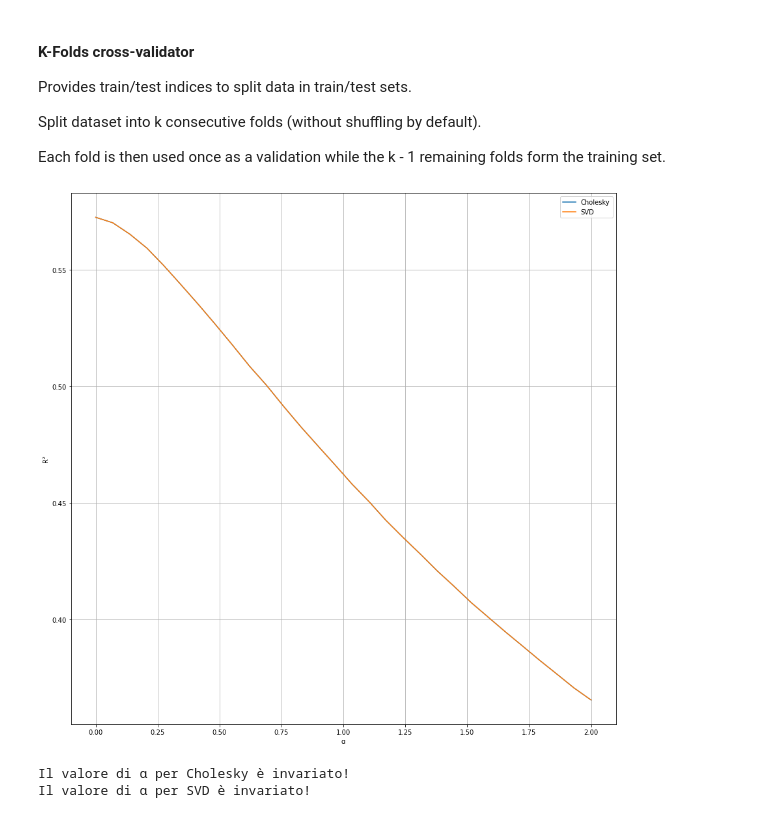
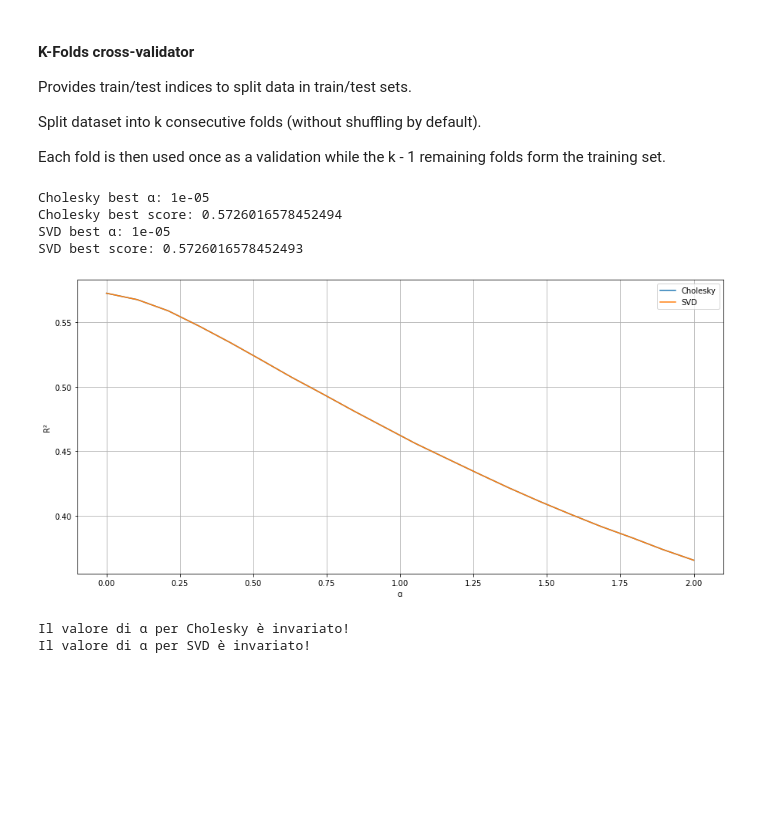
Before and after one commit to mikymaione/HousingPrices, a Jupyter notebook: Source code/HousingPrices/Miky.ipynb, the cells around one changed output. Drawn from its saved outputs; the diff is of its cells as text; code cells hidden in the pictures; blank space fills up the shorter version.

```diff
--- a/Source code/HousingPrices/Miky.ipynb
+++ b/Source code/HousingPrices/Miky.ipynb
@@ -50,7 +75,7 @@ shuffleDataSet = True
 # %% [markdown]
 Valori di ɑ usati
 # %%
-alphas = numpy.linspace(1e-5, 2.0, 30)
+alphas = numpy.linspace(1e-5, 2.0, 20)
 # %%
 print(alphas)
 # %% [output]
@@ -583,19 +601,36 @@ for ɑ in alphas:
 
     scores_c.append(numpy.mean(k_scores_c))
     scores_s.append(numpy.mean(k_scores_s))
+# %%
+idx_max_c = numpy.argmax(scores_c)
+idx_max_s = numpy.argmax(scores_s)
+
+best_alpha_c = alphas[idx_max_c]
+best_alpha_s = alphas[idx_max_s]
+
+print(f'Cholesky best ɑ: {best_alpha_c}')
+print(f'Cholesky best score: {scores_c[idx_max_c]}')
+
+print(f'SVD best ɑ: {best_alpha_s}')
+print(f'SVD best score: {scores_s[idx_max_s]}')
+# %% [output]
+Cholesky best ɑ: 1e-05
+Cholesky best score: 0.5726016578452494
+SVD best ɑ: 1e-05
+SVD best score: 0.5726016578452493
 # %%
-plt.figure(figsize=(15, 15))
+plt.figure(figsize=(15, 7))
 plt.xlabel('ɑ')
 plt.ylabel('R²')
 
 plt.plot(alphas, scores_c, label='Cholesky')
 plt.plot(alphas, scores_s, label='SVD')
 
 plt.legend()
 plt.grid()
 plt.show()
 # %% [output]
-[figure, old version]
+[figure, new version]
 # %%
 idx_max_c = numpy.argmax(scores_c)
 idx_max_s = numpy.argmax(scores_s)
```
Also changed, not shown: parts of 18 cells of this notebook.
